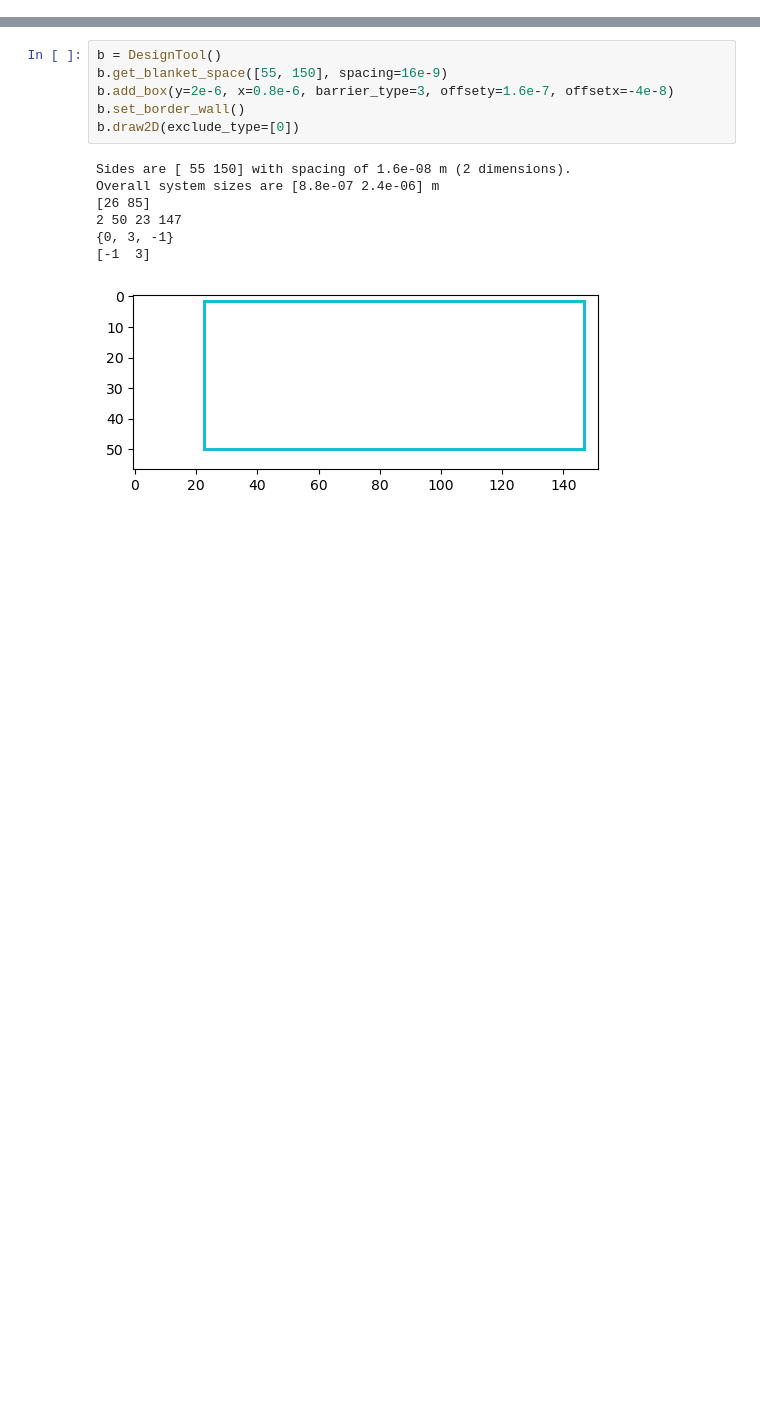
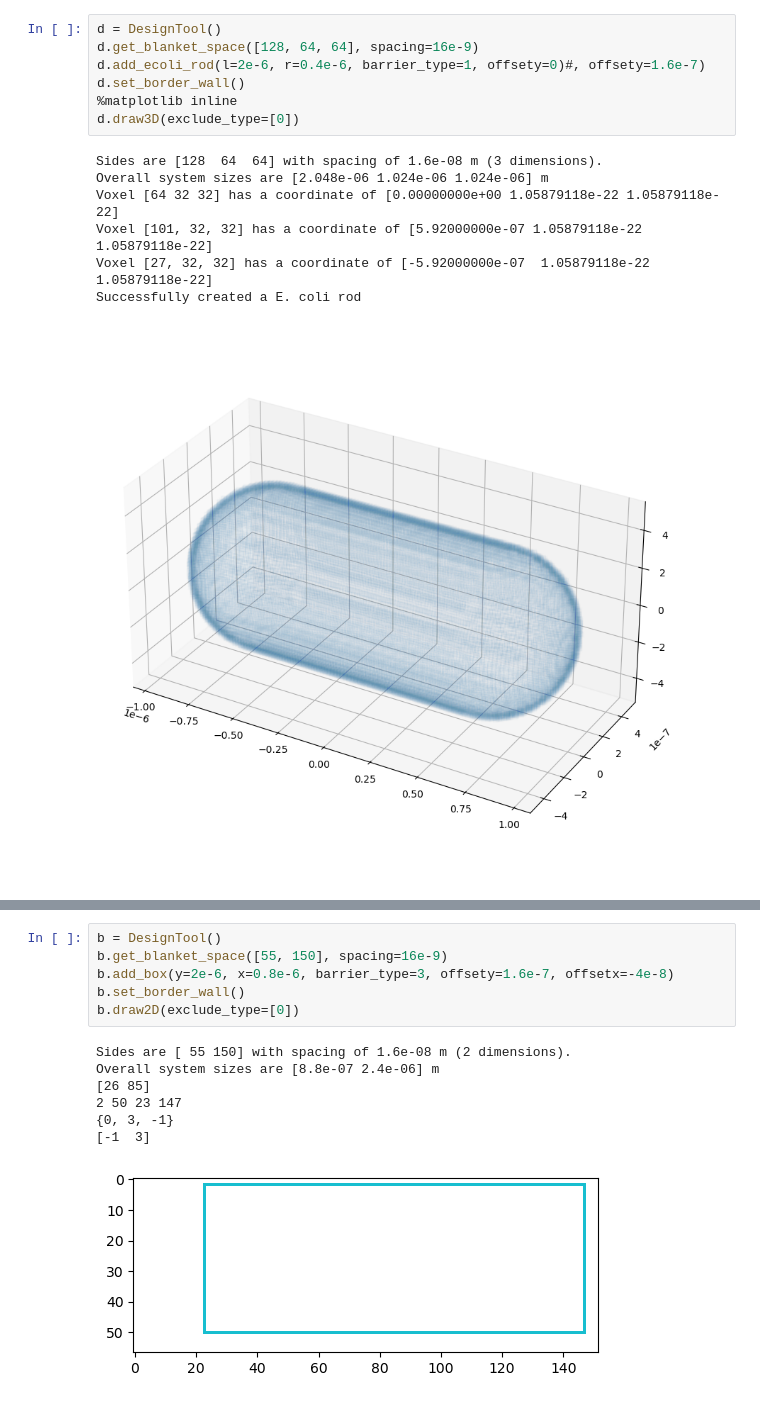
Before and after one commit to darrenjhsu/redicell_framework, a Jupyter notebook: Interactive_design_tool.ipynb, the cells around one changed output, grey strips where cells are left out. Drawn from its saved outputs; the diff is of its cells as text; blank space fills up the shorter version.

```diff
--- a/Interactive_design_tool.ipynb
+++ b/Interactive_design_tool.ipynb
@@ -179,0 +202,15 @@ class DesignTool:
+# %%
+d = DesignTool()
+d.get_blanket_space([128, 64, 64], spacing=16e-9)
+d.add_ecoli_rod(l=2e-6, r=0.4e-6, barrier_type=1, offsety=0)#, offsety=1.6e-7)
+d.set_border_wall()
+%matplotlib inline
+d.draw3D(exclude_type=[0])
+# %% [output]
+Sides are [128  64  64] with spacing of 1.6e-08 m (3 dimensions).
+Overall system sizes are [2.048e-06 1.024e-06 1.024e-06] m
+Voxel [64 32 32] has a coordinate of [0.00000000e+00 1.05879118e-22 1.05879118e-22]
+Voxel [101, 32, 32] has a coordinate of [5.92000000e-07 1.05879118e-22 1.05879118e-22]
+Voxel [27, 32, 32] has a coordinate of [-5.92000000e-07  1.05879118e-22  1.05879118e-22]
+Successfully created a E. coli rod
+[figure, added]
```
Also changed, not shown: parts of 6 cells of this notebook, 1 other file.
